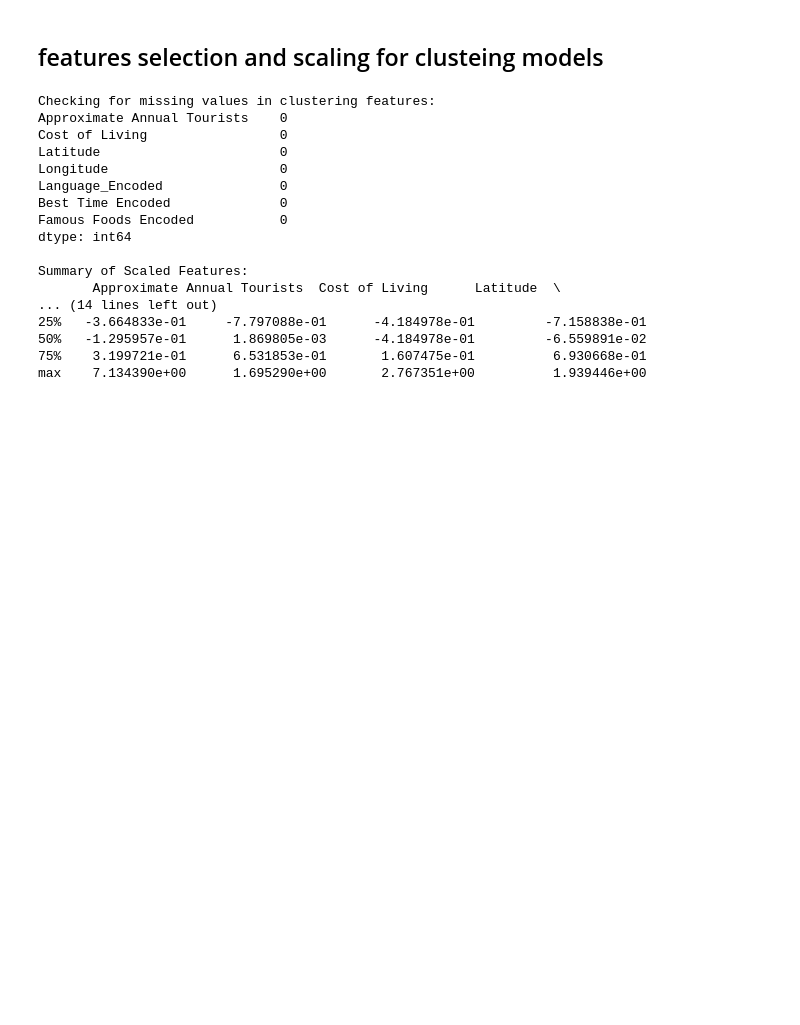
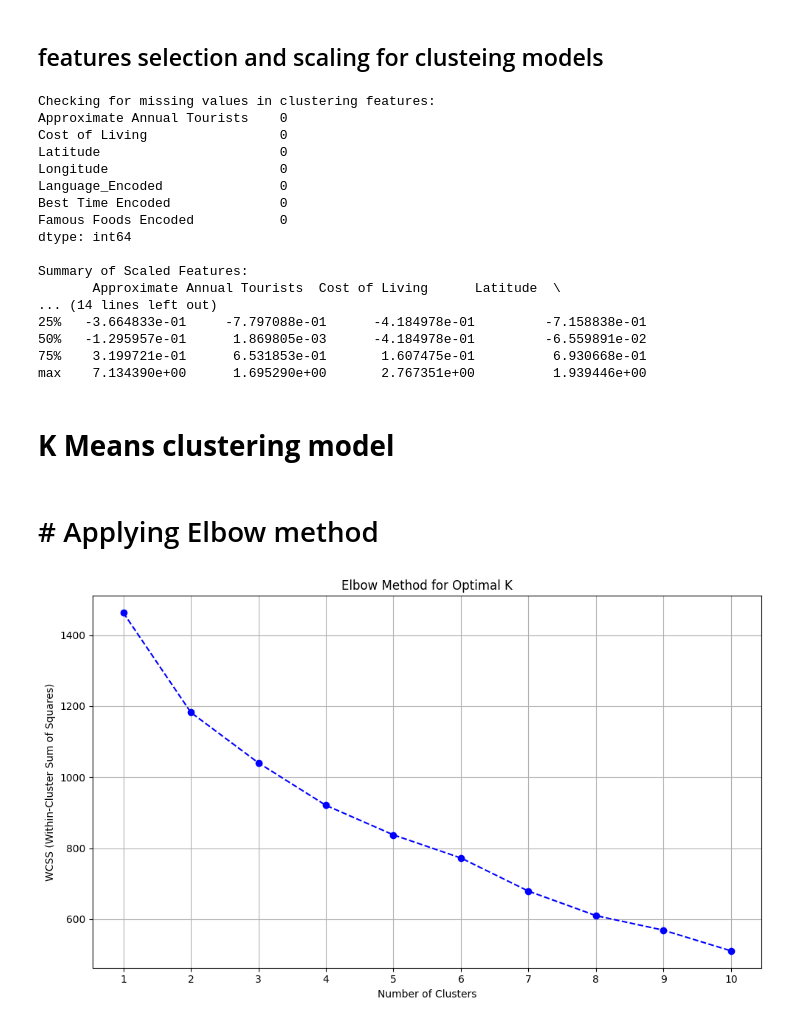
Before and after one commit to narender5162/DSPROJECT, a Jupyter notebook: DSPROJECT.ipynb, the cells around one changed output. Saved outputs shown, nothing was run; the diff lists cells and outputs as text; code cells hidden in the pictures; blank space fills up the shorter version.

Commit message:
started k means model

```diff
--- a/DSPROJECT.ipynb
+++ b/DSPROJECT.ipynb
@@ -559,3 +559,32 @@ Summary of Scaled Features:
 50%   -1.295957e-01      1.869805e-03      -4.184978e-01         -6.559891e-02
 75%    3.199721e-01      6.531853e-01       1.607475e-01          6.930668e-01
 max    7.134390e+00      1.695290e+00       2.767351e+00          1.939446e+00
+# %% [markdown]
+# **K Means clustering model**
+# %%
+from sklearn.cluster import KMeans
+import matplotlib.pyplot as plt
+# Determine the Optimal Number of Clusters
+
+# Compute the Within-Cluster Sum of Squares (WCSS) for different cluster counts
+wcss = []
+max_clusters = 10  # Test up to 10 clusters
+for k in range(1, max_clusters + 1):
+    kmeans = KMeans(n_clusters=k, init='k-means++', random_state=42)
+    kmeans.fit(data_scaled)
+    wcss.append(kmeans.inertia_)
+# %% [markdown]
+# # Applying  Elbow method
+# %%
+# Plot the Elbow Method graph
+plt.figure(figsize=(10, 6))
+plt.plot(range(1, max_clusters + 1), wcss, marker='o', linestyle='--', color='b')
+plt.title('Elbow Method for Optimal K')
+plt.xlabel('Number of Clusters')
+plt.ylabel('WCSS (Within-Cluster Sum of Squares)')
+plt.xticks(range(1, max_clusters + 1))
+plt.grid()
+plt.tight_layout()
+plt.show()
+# %% [output]
+[figure, added]
```
